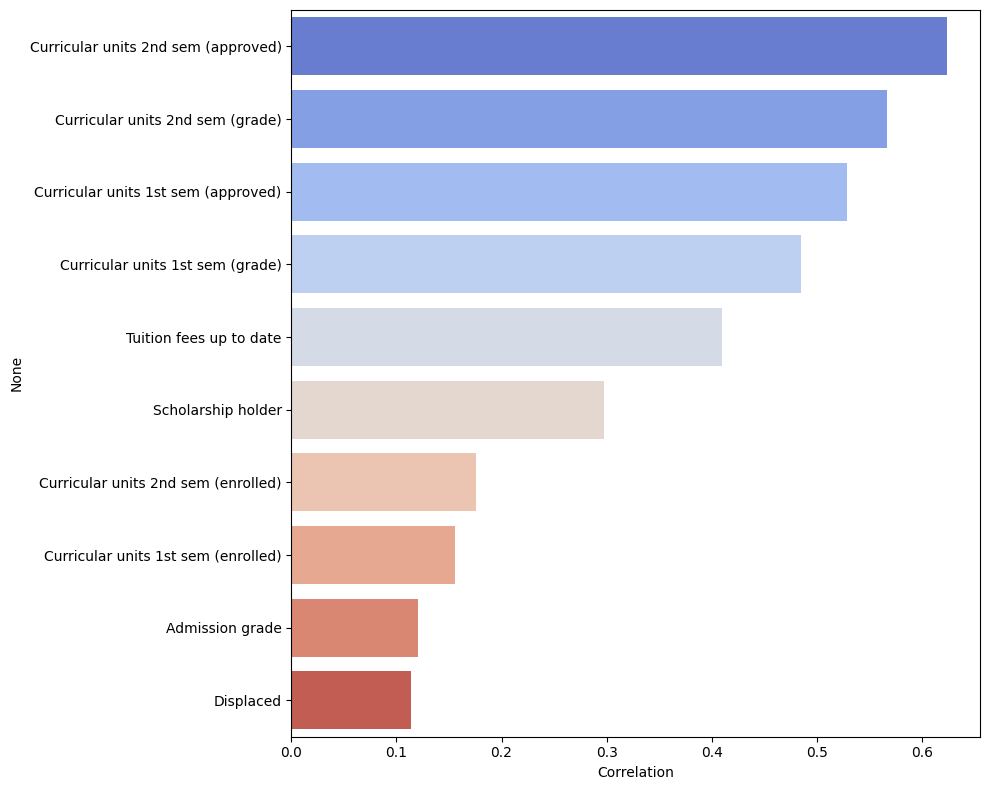
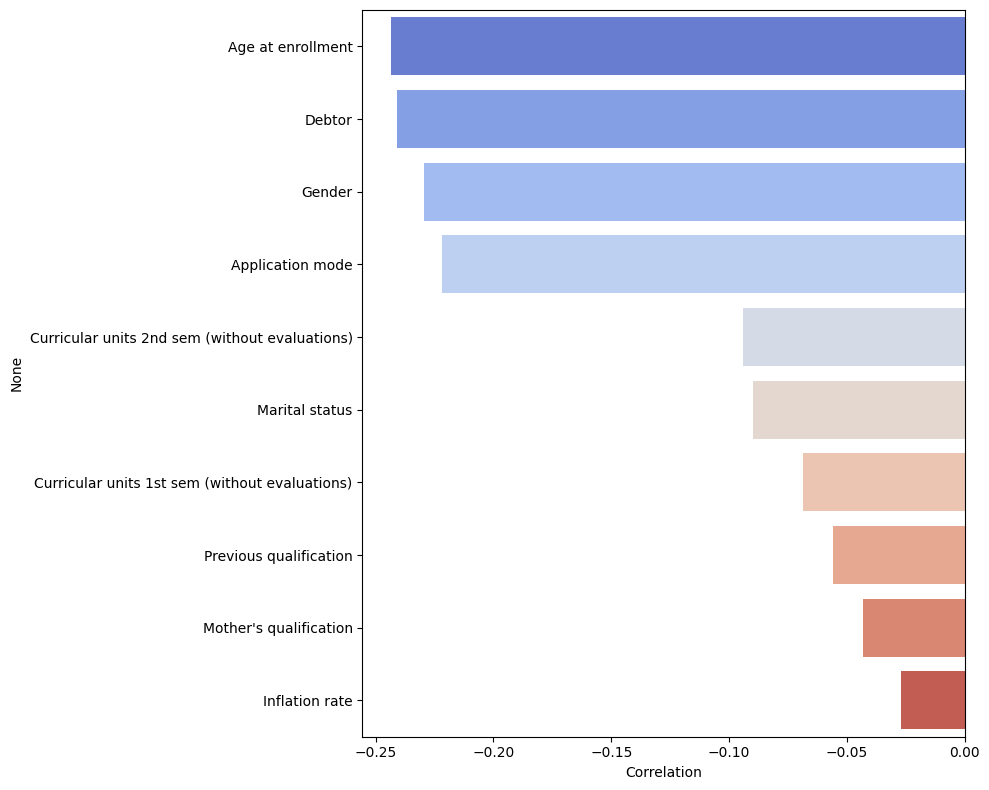
Code edit (unified diff) that turned the first committed figure into the second:
--- before
+++ after
@@ -1,7 +1,7 @@
-# Cek Korelasi Positif terhadap Target
-top_10_plus = df.corr(method='pearson')['Target'].drop('Target').sort_values(ascending=False).head(10)
+# Cek Korelasi Negatif terhadap Target
+top_10_minus = df.corr(method='pearson')['Target'].drop('Target').sort_values(ascending=True).head(10)
 
 plt.figure(figsize=(10, 8))
-sns.barplot(x=top_10_plus.values, y=top_10_plus.index, palette='coolwarm', legend=False)
+sns.barplot(x=top_10_minus.values, y=top_10_minus.index, palette='coolwarm', legend=False)
 plt.title('')
 plt.xlabel('Correlation')

Commit: update